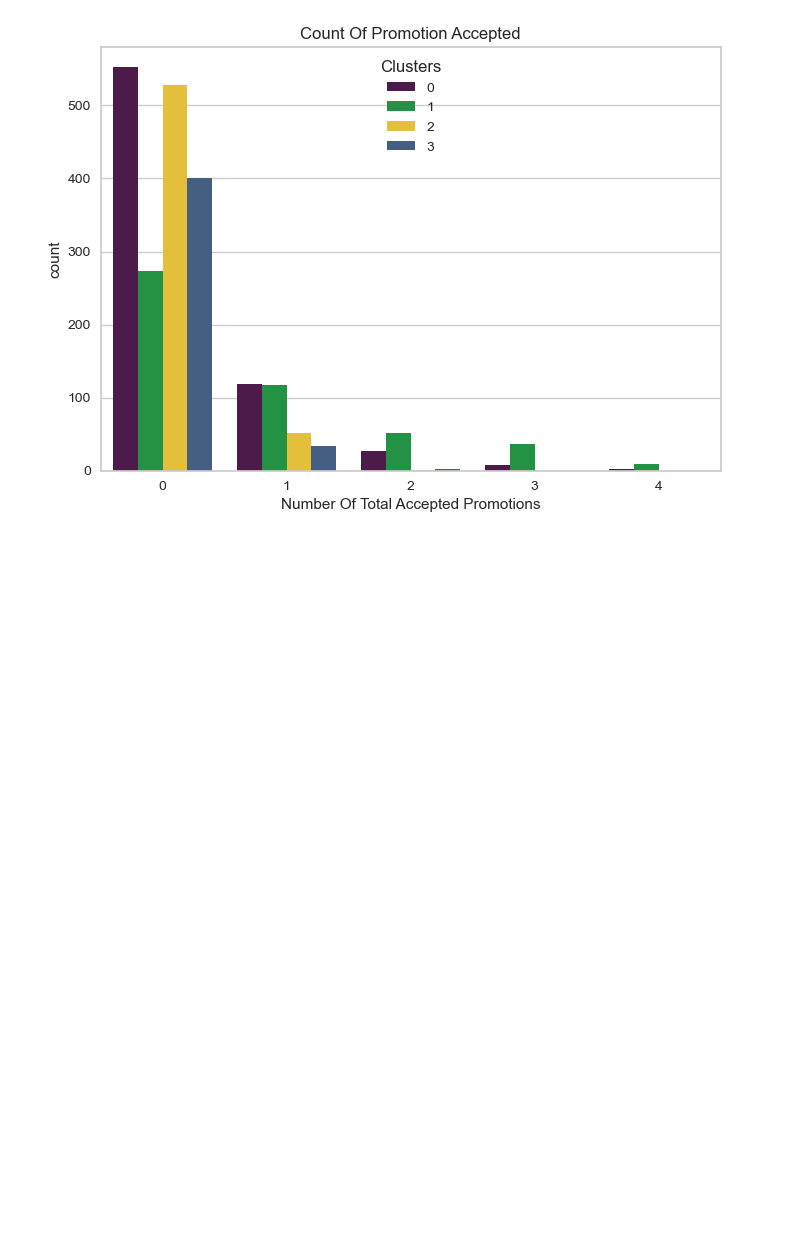
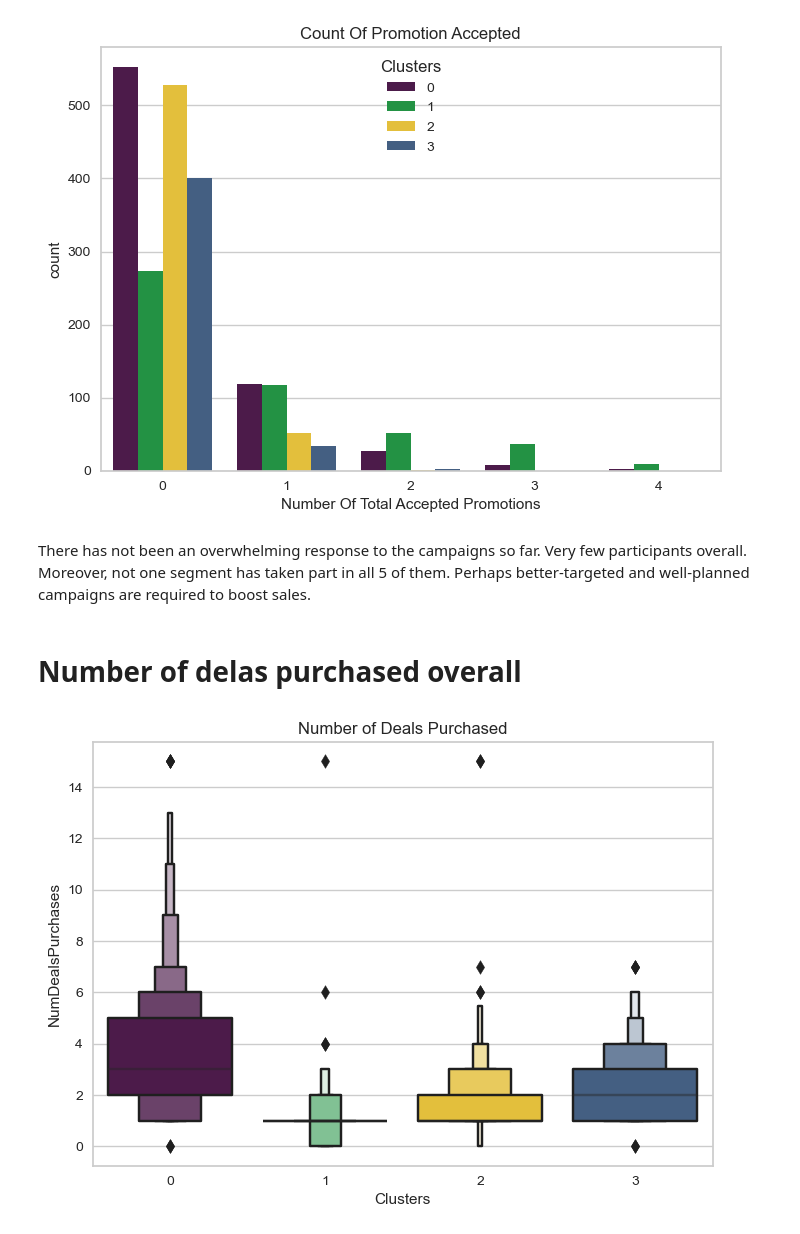
Before and after one commit to rajinipreethajohn/Customer-Segmentation, a Jupyter notebook: Customer Segmentation.ipynb, the cells around one changed output. Cells and saved outputs as stored; diff of their text form; code cells hidden in the pictures; blank space fills up the shorter version.

```diff
--- a/Customer Segmentation.ipynb
+++ b/Customer Segmentation.ipynb
@@ -657,3 +657,15 @@ pl.set_xlabel("Number Of Total Accepted Promotions")
 plt.show()
 # %% [output]
 [figure]
+# %% [markdown]
+There has not been an overwhelming response to the campaigns so far. Very few participants overall. Moreover, not one segment has taken part in all 5 of them. Perhaps better-targeted and well-planned campaigns are required to boost sales.
+# %% [markdown]
+# Number of delas purchased overall
+# %%
+#Plotting the number of deals purchased
+plt.figure()
+pl=sns.boxenplot(y=df["NumDealsPurchases"],x=df["Clusters"], palette= pal)
+pl.set_title("Number of Deals Purchased")
+plt.show()
+# %% [output]
+[figure, added]
```
Also changed, not shown: parts of 13 cells of this notebook.
